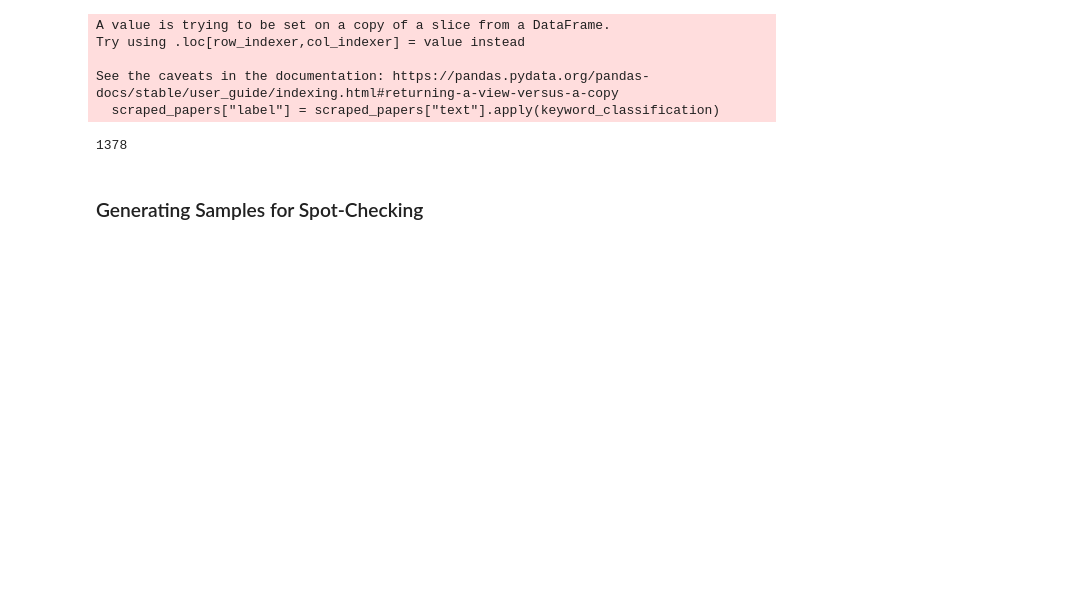
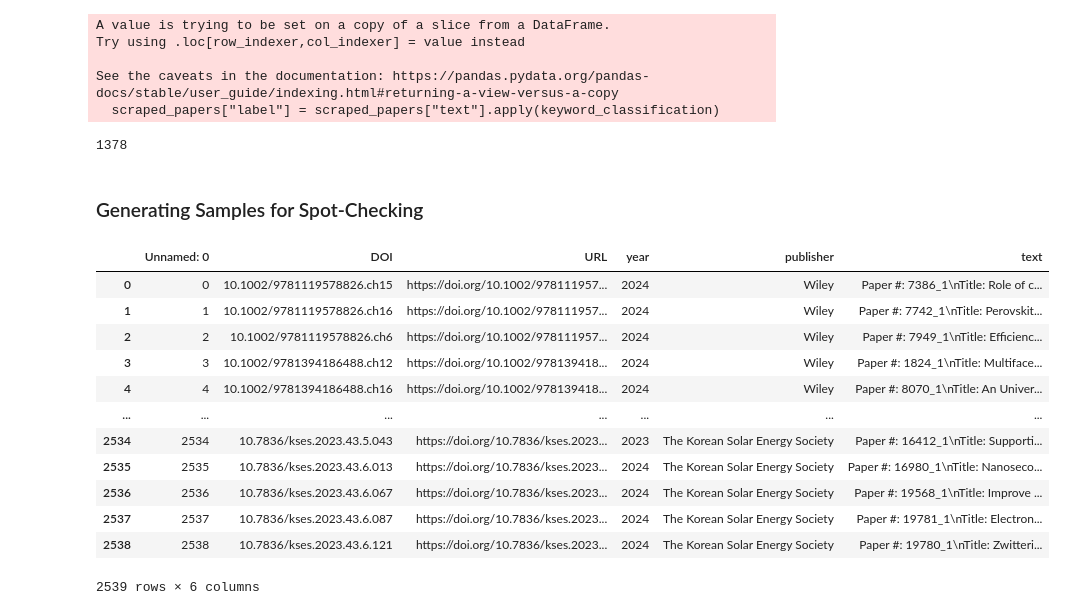
Before and after one commit to kanggunh/DSC180_B11_Q2, a Jupyter notebook: paper_classification.ipynb, the cells around one changed output. Drawn from its saved outputs; the diff is of its cells as text; code cells hidden in the pictures; blank space fills up the shorter version.

```diff
--- a/paper_classification.ipynb
+++ b/paper_classification.ipynb
@@ -49,6 +49,25 @@ relevant_papers.shape[0]
 relevant_papers.to_csv("data/relevant_papers.csv", index=False)
 # %% [markdown]
 ### Generating Samples for Spot-Checking
+# %%
+import pandas as pd
+import os
+relevant_papers = pd.read_csv('data/relevant_papers.csv')
+relevant_papers
+# %% [output]
+|  | Unnamed: 0 | DOI | URL | year | publisher | text |
+| 0 | 0 | 10.1002/9781119578826.ch15 | https://doi.org/10.1002/978111957... | 2024 | Wiley | Paper #: 7386_1\nTitle: Role of c... |
+| 1 | 1 | 10.1002/9781119578826.ch16 | https://doi.org/10.1002/978111957... | 2024 | Wiley | Paper #: 7742_1\nTitle: Perovskit... |
+| 2 | 2 | 10.1002/9781119578826.ch6 | https://doi.org/10.1002/978111957... | 2024 | Wiley | Paper #: 7949_1\nTitle: Efficienc... |
+| 3 | 3 | 10.1002/9781394186488.ch12 | https://doi.org/10.1002/978139418... | 2024 | Wiley | Paper #: 1824_1\nTitle: Multiface... |
+| 4 | 4 | 10.1002/9781394186488.ch16 | https://doi.org/10.1002/978139418... | 2024 | Wiley | Paper #: 8070_1\nTitle: An Univer... |
+| ... | ... | ... | ... | ... | ... | ... |
+| 2534 | 2534 | 10.7836/kses.2023.43.5.043 | https://doi.org/10.7836/kses.2023... | 2023 | The Korean Solar Energy Society | Paper #: 16412_1\nTitle: Supporti... |
+| 2535 | 2535 | 10.7836/kses.2023.43.6.013 | https://doi.org/10.7836/kses.2023... | 2024 | The Korean Solar Energy Society | Paper #: 16980_1\nTitle: Nanoseco... |
+| 2536 | 2536 | 10.7836/kses.2023.43.6.067 | https://doi.org/10.7836/kses.2023... | 2024 | The Korean Solar Energy Society | Paper #: 19568_1\nTitle: Improve ... |
+| 2537 | 2537 | 10.7836/kses.2023.43.6.087 | https://doi.org/10.7836/kses.2023... | 2024 | The Korean Solar Energy Society | Paper #: 19781_1\nTitle: Electron... |
+| 2538 | 2538 | 10.7836/kses.2023.43.6.121 | https://doi.org/10.7836/kses.2023... | 2024 | The Korean Solar Energy Society | Paper #: 19780_1\nTitle: Zwitteri... |
+2539 rows × 6 columns
 # %%
 folder_path = "data/relevant_samples_final"
 
```
Also changed, not shown: parts of 1 cell of this notebook, 33 other files.
